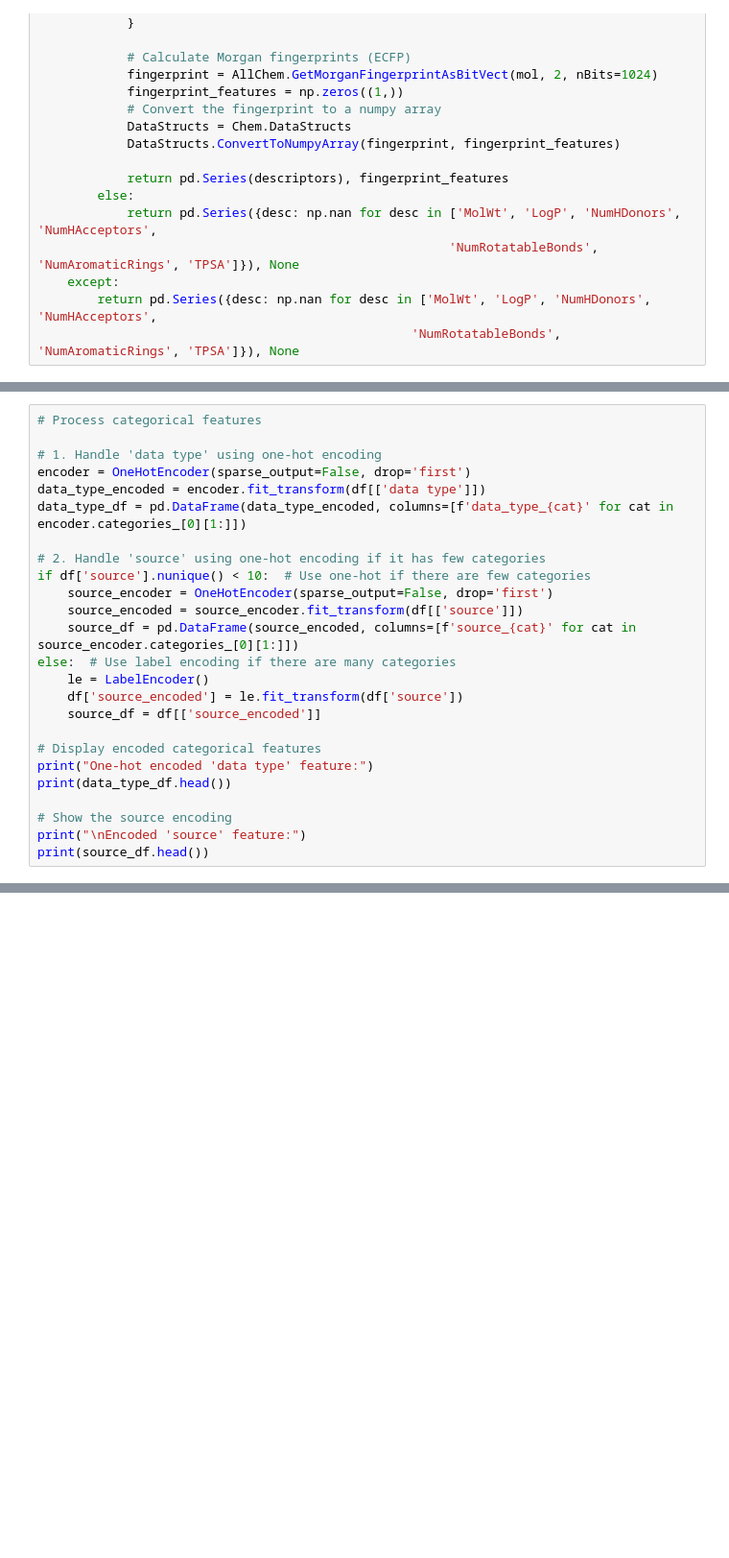
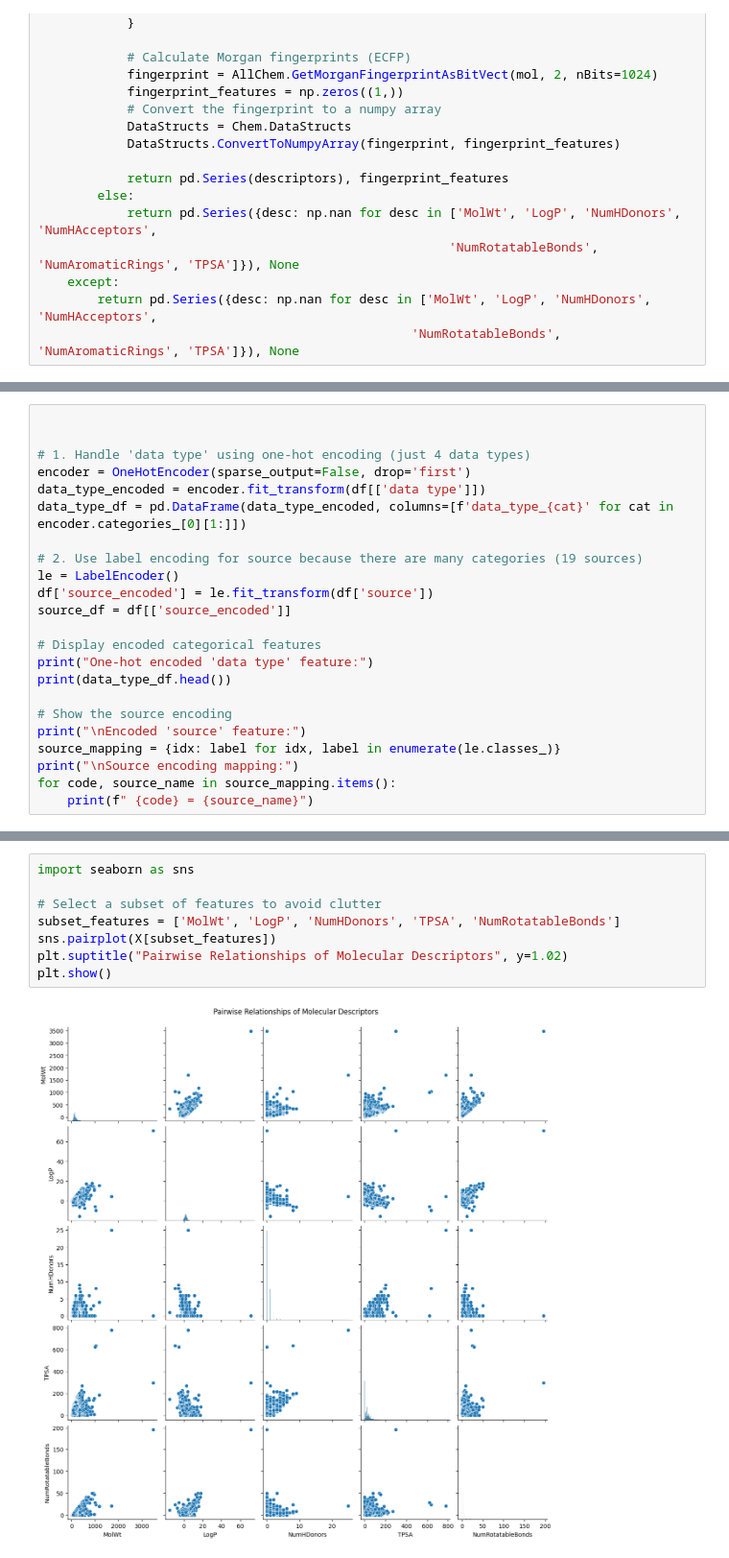
Before and after one commit to YassineBen-Yahia/Molecular-Flashpoint-Prediction, a Jupyter notebook: src/data_preprocessing.ipynb, the cells around one changed output, grey strips where cells are left out. Shown at 96% size. Drawn from its saved outputs; the diff is of its cells as text; blank space fills up the shorter version.

Commit message:
visualizing some relationships between descriptors

```diff
--- a/src/data_preprocessing.ipynb
+++ b/src/data_preprocessing.ipynb
@@ -181,20 +186,15 @@ descriptors_df.head()
 # %%
-# Process categorical features
 
-# 1. Handle 'data type' using one-hot encoding
+
+# 1. Handle 'data type' using one-hot encoding (just 4 data types)
 encoder = OneHotEncoder(sparse_output=False, drop='first')
 data_type_encoded = encoder.fit_transform(df[['data type']])
 data_type_df = pd.DataFrame(data_type_encoded, columns=[f'data_type_{cat}' for cat in encoder.categories_[0][1:]])
 
-# 2. Handle 'source' using one-hot encoding if it has few categories
-if df['source'].nunique() < 10:  # Use one-hot if there are few categories
-    source_encoder = OneHotEncoder(sparse_output=False, drop='first')
-    source_encoded = source_encoder.fit_transform(df[['source']])
-    source_df = pd.DataFrame(source_encoded, columns=[f'source_{cat}' for cat in source_encoder.categories_[0][1:]])
-else:  # Use label encoding if there are many categories
-    le = LabelEncoder()
-    df['source_encoded'] = le.fit_transform(df['source'])
-    source_df = df[['source_encoded']]
+# 2. Use label encoding for source because there are many categories (19 sources)
+le = LabelEncoder()
+df['source_encoded'] = le.fit_transform(df['source'])
+source_df = df[['source_encoded']]
 
 # Display encoded categorical features
 print("One-hot encoded 'data type' feature:")
@@ -202,4 +202,7 @@ print(data_type_df.head())
 
 # Show the source encoding
 print("\nEncoded 'source' feature:")
-print(source_df.head())
+source_mapping = {idx: label for idx, label in enumerate(le.classes_)}
+print("\nSource encoding mapping:")
+for code, source_name in source_mapping.items():
+    print(f" {code} = {source_name}")
@@ -274,0 +285,10 @@ plt.show()
+# %%
+import seaborn as sns
+
+# Select a subset of features to avoid clutter
+subset_features = ['MolWt', 'LogP', 'NumHDonors', 'TPSA', 'NumRotatableBonds']
+sns.pairplot(X[subset_features])
+plt.suptitle("Pairwise Relationships of Molecular Descriptors", y=1.02)
+plt.show()
+# %% [output]
+[figure, added]
```
Also changed, not shown: parts of 16 cells of this notebook.
